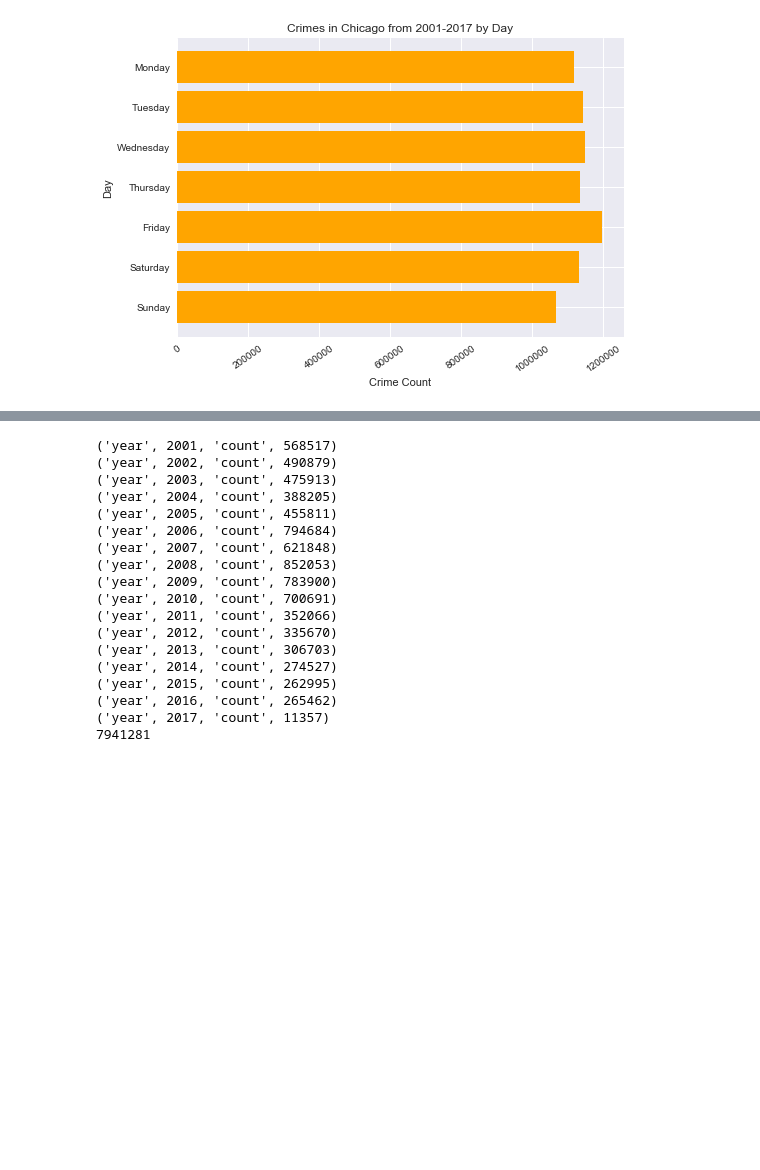
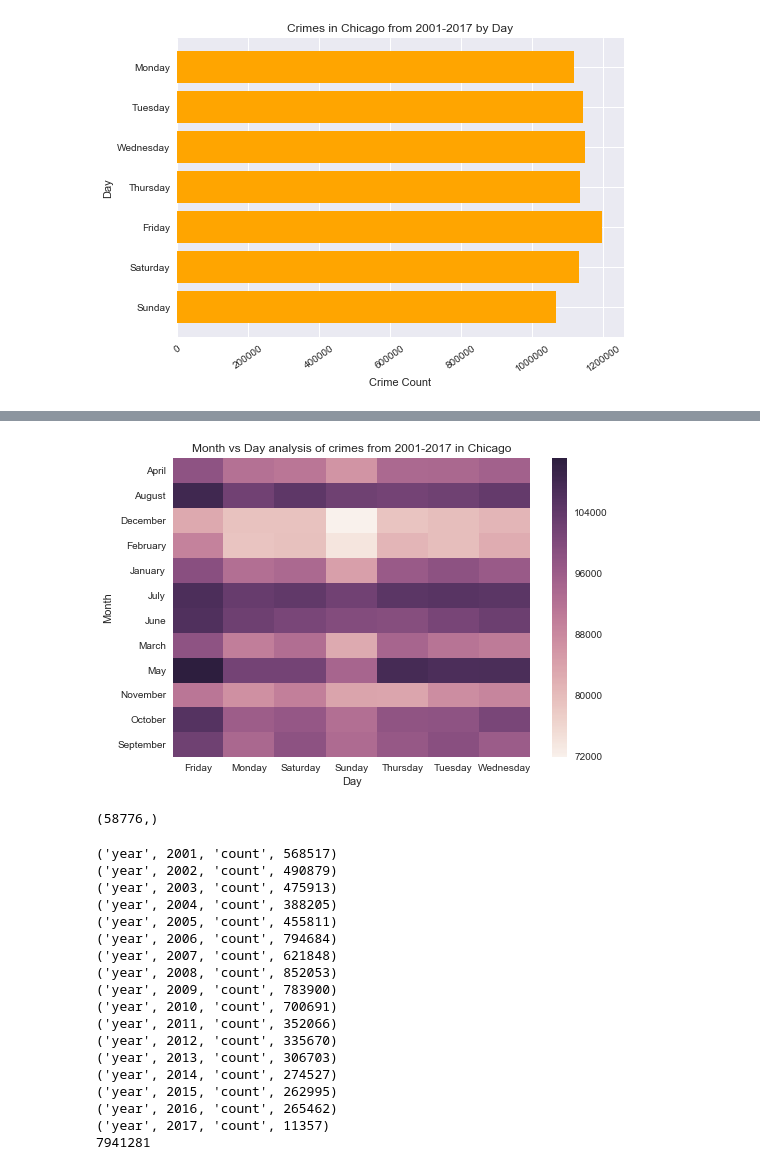
Before and after one commit to bodhisattamaiti25/projects-data-science, a Jupyter notebook: chicago_crime_data_analysis/chicago_crime_data_analysis.ipynb, the cells around one changed output, grey strips where cells are left out. Cells and saved outputs as stored; diff of their text form; code cells hidden in the pictures; blank space fills up the shorter version.

Commit message:
analysis of crimes by month and day heatmap

```diff
--- a/chicago_crime_data_analysis/chicago_crime_data_analysis.ipynb
+++ b/chicago_crime_data_analysis/chicago_crime_data_analysis.ipynb
@@ -328,3 +328,13 @@ for cur_tick in ax4.get_xticklabels():
 plt.show()
 # %% [output]
 [figure]
+# %%
+crime_counts_by_month_day = []
+for cur_day_name in day_names:
+    temp_df_6 = crimes_2001_17[crimes_2001_17['DayName']==cur_day_name]
+    for cur_month in month_names:
+        temp_df_7 = temp_df_6[temp_df_6['Month_Words']==cur_month]
+        crime_counts_by_month_day.append([cur_month, cur_day_name, temp_df_7.shape[0]])
+# %%
+crime_counts_by_month_day_df = pd.DataFrame(data=crime_counts_by_month_day, columns=['Month', 'Day', 'Count'])
+crime_counts_by_month_day_df.head()
@@ -330,0 +348,3 @@ plt.show()
+# %%
+crime_counts_by_month_day_df = crime_counts_by_month_day_df.pivot('Month', 'Day', 'Count')
+crime_counts_by_month_day_df.head()
@@ -331,3 +359,12 @@ plt.show()
+# %%
+sns.heatmap(crime_counts_by_month_day_df).set_title('Month vs Day analysis of crimes from 2001-2017 in Chicago')
+plt.show()
+# %% [output]
+[figure, added]
+# %%
+crimes_2001_17['Block'].value_counts().shape
+# %% [output]
+(58776,)
 # %%
 total_count = 0
 for year in range(2001,2018):
```
Also changed, not shown: parts of 2 cells of this notebook.
